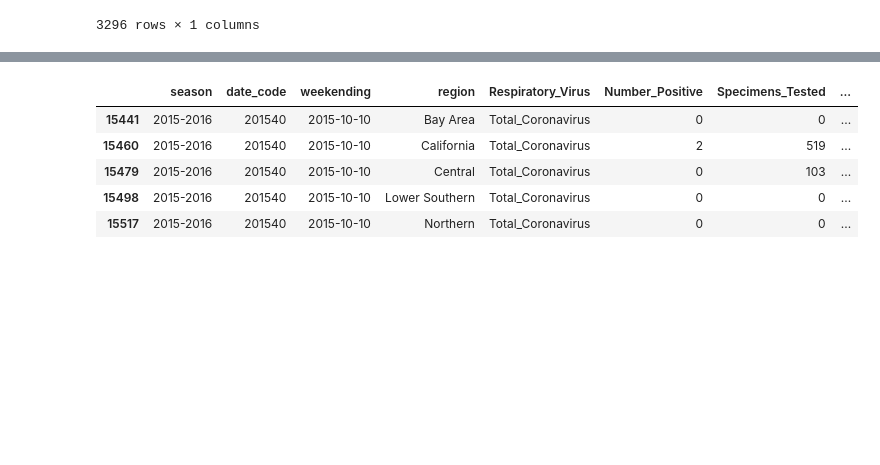
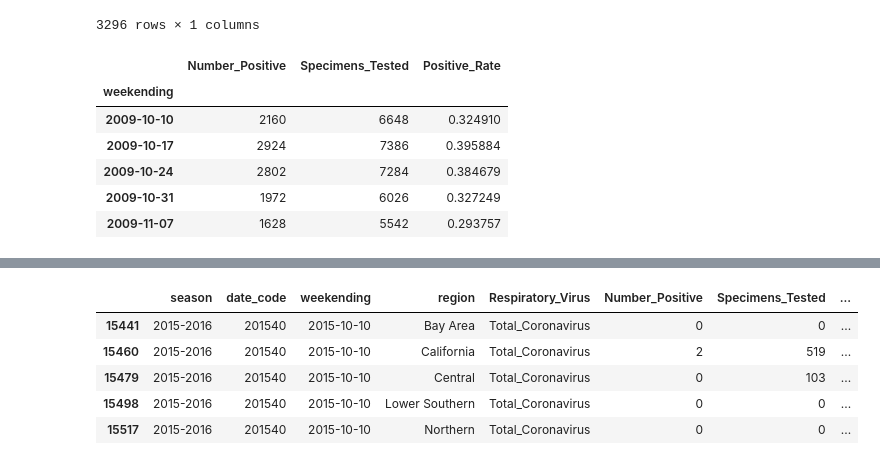
Before and after one commit to danypark91/ts_sarimax, a Jupyter notebook: flu.ipynb, the cells around one changed output, grey strips where cells are left out. Saved outputs shown, nothing was run; the diff lists cells and outputs as text; code cells hidden in the pictures; blank space fills up the shorter version.

```diff
--- a/flu.ipynb
+++ b/flu.ipynb
@@ -121,5 +121,15 @@ table1
 3296 rows × 1 columns
 # %%
 #Total sum by the date
-inf_groupby=tot_infflu.groupby(["weekending"])["Number_Positive"].sum()
+inf_groupby=tot_infflu.groupby(["weekending"])["Number_Positive","Specimens_Tested"].sum()
 df_inf = pd.DataFrame(inf_groupby)
+df_inf["Positive_Rate"] = df_inf["Number_Positive"]/df_inf["Specimens_Tested"]
+df_inf.head(5)
+# %% [output]
+|  | Number_Positive | Specimens_Tested | Positive_Rate |
+| weekending |  |  |  |
+| 2009-10-10 | 2160 | 6648 | 0.324910 |
+| 2009-10-17 | 2924 | 7386 | 0.395884 |
+| 2009-10-24 | 2802 | 7284 | 0.384679 |
+| 2009-10-31 | 1972 | 6026 | 0.327249 |
+| 2009-11-07 | 1628 | 5542 | 0.293757 |
```
Also changed, not shown: parts of 3 cells of this notebook.
